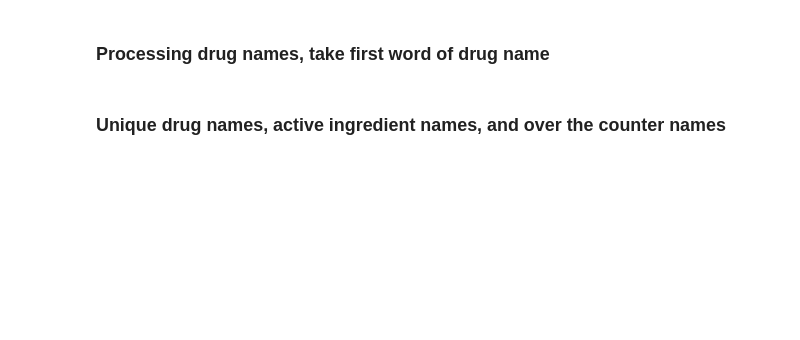
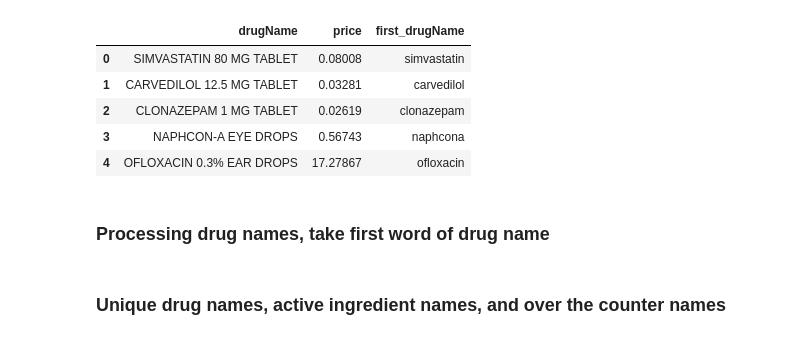
Before and after one commit to jordanfan/drugs, a Jupyter notebook: combine_datasets.ipynb, the cells around one changed output. Cells and saved outputs as stored; diff of their text form; code cells hidden in the pictures; blank space fills up the shorter version.

```diff
--- a/combine_datasets.ipynb
+++ b/combine_datasets.ipynb
@@ -38,3 +65,12 @@ dnames = dnames[["DrugName", "ActiveIngredient"]]
+# %%
+drug_cost.head()
+# %% [output]
+|  | drugName | price | first_drugName |
+| 0 | SIMVASTATIN 80 MG TABLET | 0.08008 | simvastatin |
+| 1 | CARVEDILOL 12.5 MG TABLET | 0.03281 | carvedilol |
+| 2 | CLONAZEPAM 1 MG TABLET | 0.02619 | clonazepam |
+| 3 | NAPHCON-A EYE DROPS | 0.56743 | naphcona |
+| 4 | OFLOXACIN 0.3% EAR DROPS | 17.27867 | ofloxacin |
 # %% [markdown]
 ### Processing drug names, take first word of drug name
 # %%
```
Also changed, not shown: parts of 6 cells of this notebook.
